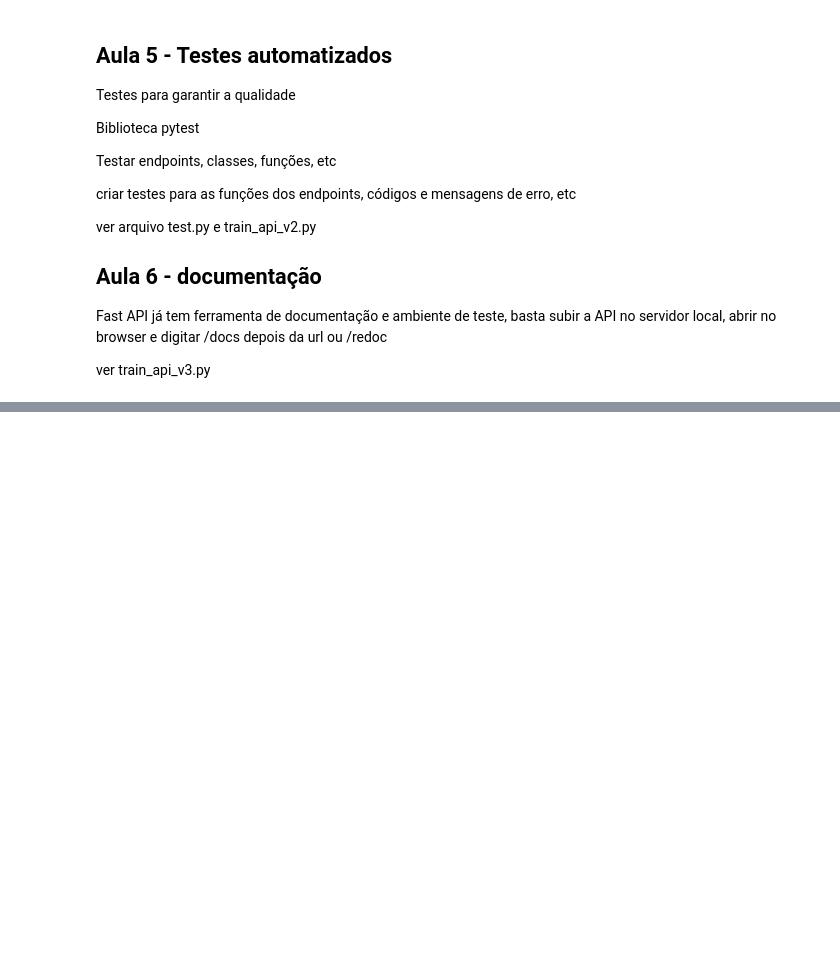
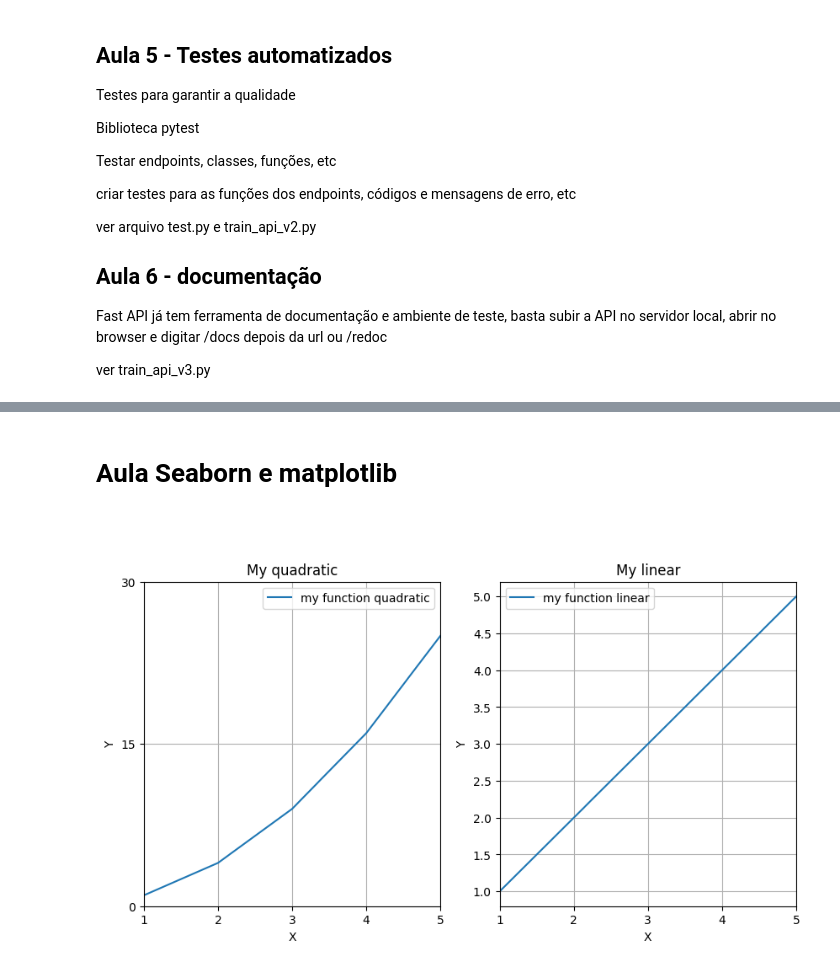
Before and after one commit to realdanizilla/ML-AI-Developer, a Jupyter notebook: Python/Notes Python.ipynb, the cells around one changed output, grey strips where cells are left out. Saved outputs shown, nothing was run; the diff lists cells and outputs as text; code cells hidden in the pictures; blank space fills up the shorter version.

Commit message:
added linear regression

````diff
--- a/Python/Notes Python.ipynb
+++ b/Python/Notes Python.ipynb
@@ -1339,0 +1396,37 @@ ver train_api_v3.py
+# %% [markdown]
+# Aula Seaborn e matplotlib
+
+```python
+
+```
+# %%
+import matplotlib.pyplot as plt
+
+x = [1,2,3,4,5]
+y1 = [1,4,9,16,25]
+y2 = [1,2,3,4,5]
+
+fig, (ax1,ax2) = plt.subplots(1,2, figsize=(10,5))
+ax1.plot(x,y1, label='my function quadratic')
+ax1.set_title("My quadratic")
+ax1.set_xlabel('X')
+ax1.set_ylabel('Y')
+ax1.set_xticks([0,1,2,3,4,5])
+ax1.set_yticks([0,15,30])
+ax1.set_xlim([1,5])
+ax1.set_ylim([0,30])
+ax1.legend()
+ax1.grid()
+
+ax2.plot(x,y2, label='my function linear')
+ax2.set_title("My linear")
+ax2.set_xlabel('X')
+ax2.set_ylabel('Y')
+ax2.set_xticks([0,1,2,3,4,5])
+ax2.set_xlim([1,5])
+ax2.legend()
+ax2.grid()
+
+plt.show()
+# %% [output]
+[figure, added]
````
Also changed, not shown: parts of 18 cells of this notebook, 4 other files.
